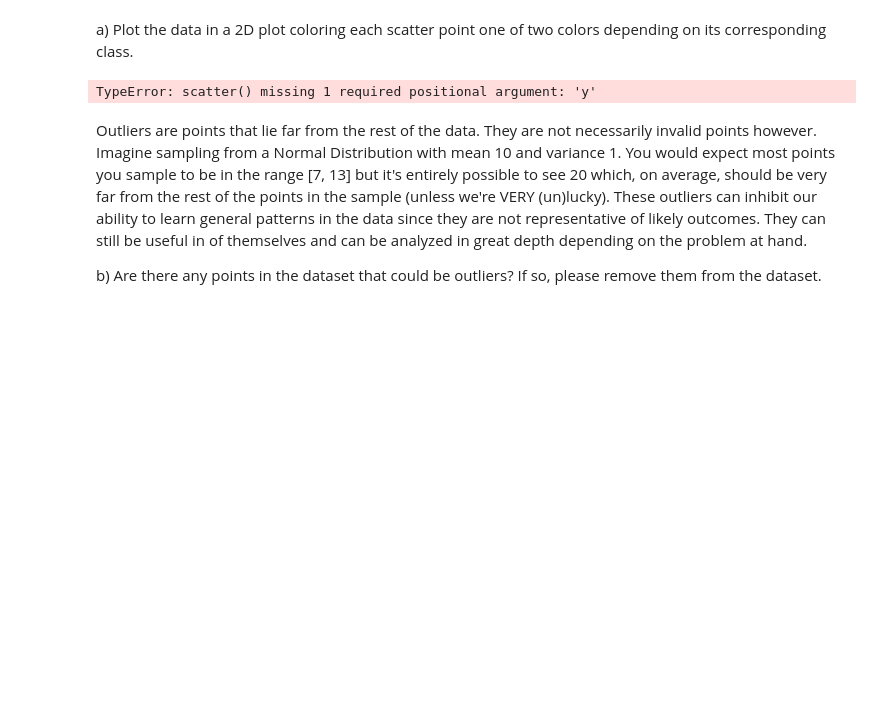
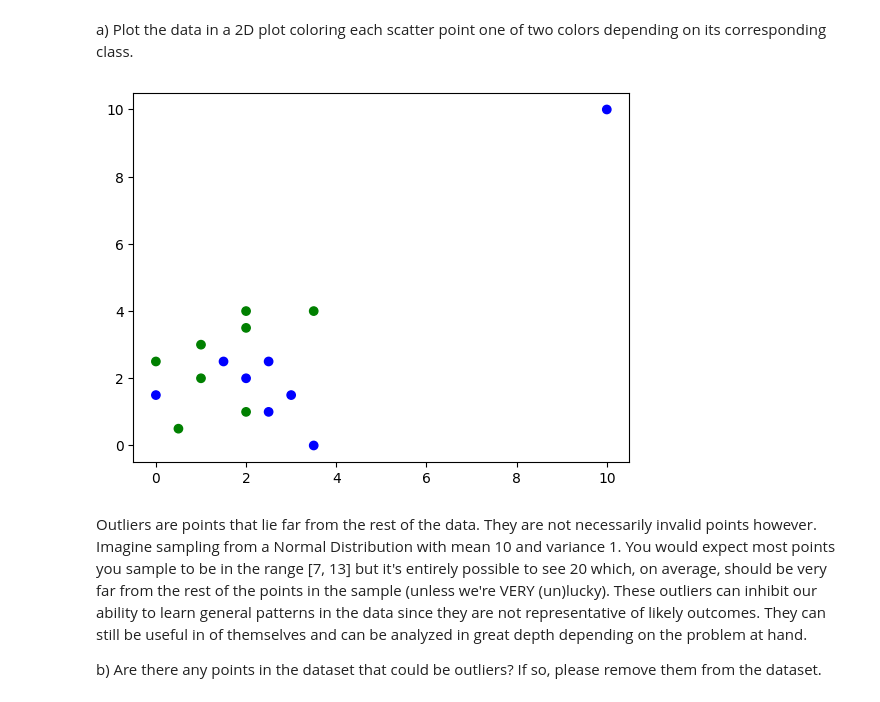
Before and after one commit to ashtonfox20/ashfox506, a Jupyter notebook: worksheet_12.ipynb, the cells around one changed output. Drawn from its saved outputs; the diff is of its cells as text; code cells hidden in the pictures; blank space fills up the shorter version.

```diff
--- a/worksheet_12.ipynb
+++ b/worksheet_12.ipynb
@@ -54,10 +54,10 @@ data = {
 a) Plot the data in a 2D plot coloring each scatter point one of two colors depending on its corresponding class.
 # %%
 colors = np.array([x for x in 'bgrcmyk'])
-plt.scatter(..., color=colors[data["Class"]].tolist())
+plt.scatter(data["Attribute A"], data["Attribute B"], color=colors[data["Class"]].tolist())
 plt.show()
 # %% [output]
-TypeError: scatter() missing 1 required positional argument: 'y'
+[figure, added]
 # %% [markdown]
 Outliers are points that lie far from the rest of the data. They are not necessarily invalid points however. Imagine sampling from a Normal Distribution with mean 10 and variance 1. You would expect most points you sample to be in the range [7, 13] but it's entirely possible to see 20 which, on average, should be very far from the rest of the points in the sample (unless we're VERY (un)lucky). These outliers can inhibit our ability to learn general patterns in the data since they are not representative of likely outcomes. They can still be useful in of themselves and can be analyzed in great depth depending on the problem at hand.
 
```
Also changed, not shown: parts of 9 cells of this notebook.
